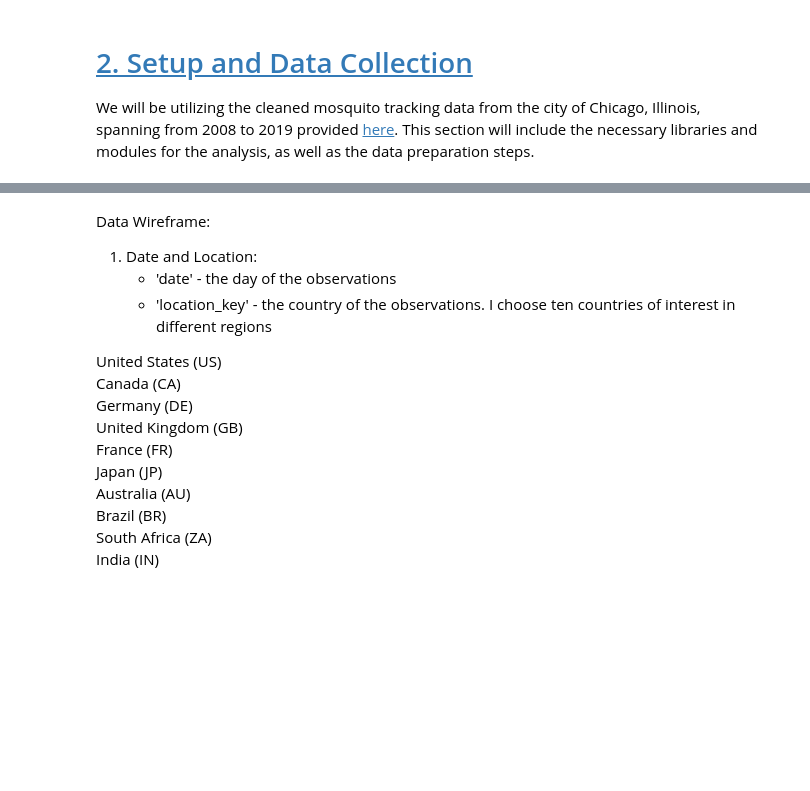
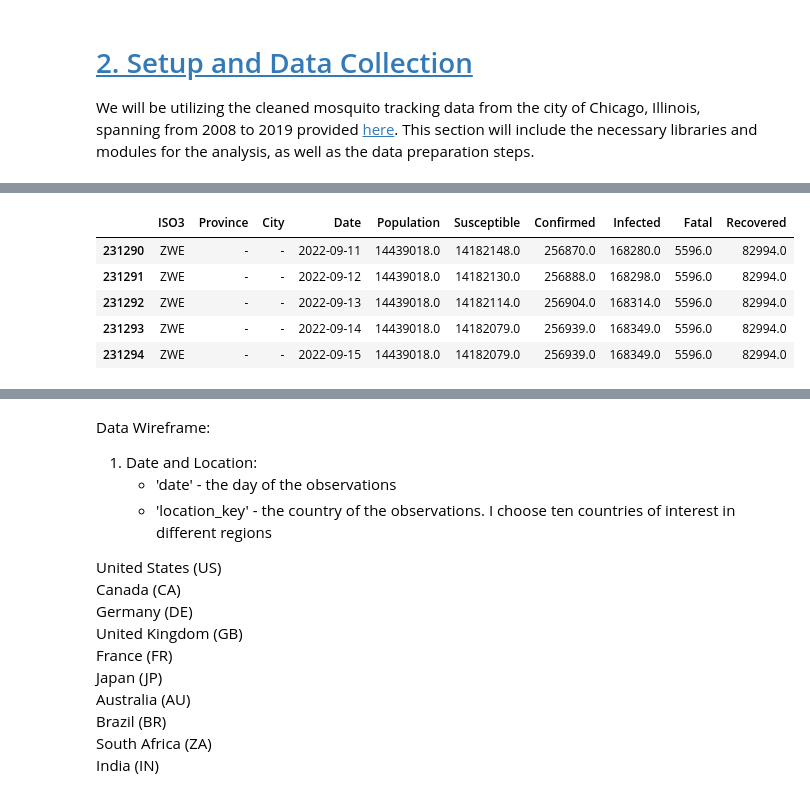
Before and after one commit to scelarek/CovidCast, a Jupyter notebook: Capstone/Main File.ipynb, the cells around one changed output, grey strips where cells are left out. Cells and saved outputs as stored; diff of their text form; code cells hidden in the pictures; blank space fills up the shorter version.

```diff
--- a/Capstone/Main File.ipynb
+++ b/Capstone/Main File.ipynb
@@ -123,0 +167,11 @@ SIR_df = pd.read_csv(f'{folder_holder}US Data.csv') # 2
+# %%
+main_variables = ["Population", "Susceptible", "Confirmed", "Infected", "Fatal", "Recovered"]
+eng.transform()
+eng.all(variables=main_variables).tail()
+# %% [output]
+|  | ISO3 | Province | City | Date | Population | Susceptible | Confirmed | Infected | Fatal | Recovered |
+| 231290 | ZWE | - | - | 2022-09-11 | 14439018.0 | 14182148.0 | 256870.0 | 168280.0 | 5596.0 | 82994.0 |
+| 231291 | ZWE | - | - | 2022-09-12 | 14439018.0 | 14182130.0 | 256888.0 | 168298.0 | 5596.0 | 82994.0 |
+| 231292 | ZWE | - | - | 2022-09-13 | 14439018.0 | 14182114.0 | 256904.0 | 168314.0 | 5596.0 | 82994.0 |
+| 231293 | ZWE | - | - | 2022-09-14 | 14439018.0 | 14182079.0 | 256939.0 | 168349.0 | 5596.0 | 82994.0 |
+| 231294 | ZWE | - | - | 2022-09-15 | 14439018.0 | 14182079.0 | 256939.0 | 168349.0 | 5596.0 | 82994.0 |
```
Also changed, not shown: parts of 11 cells of this notebook, 6 other files.
